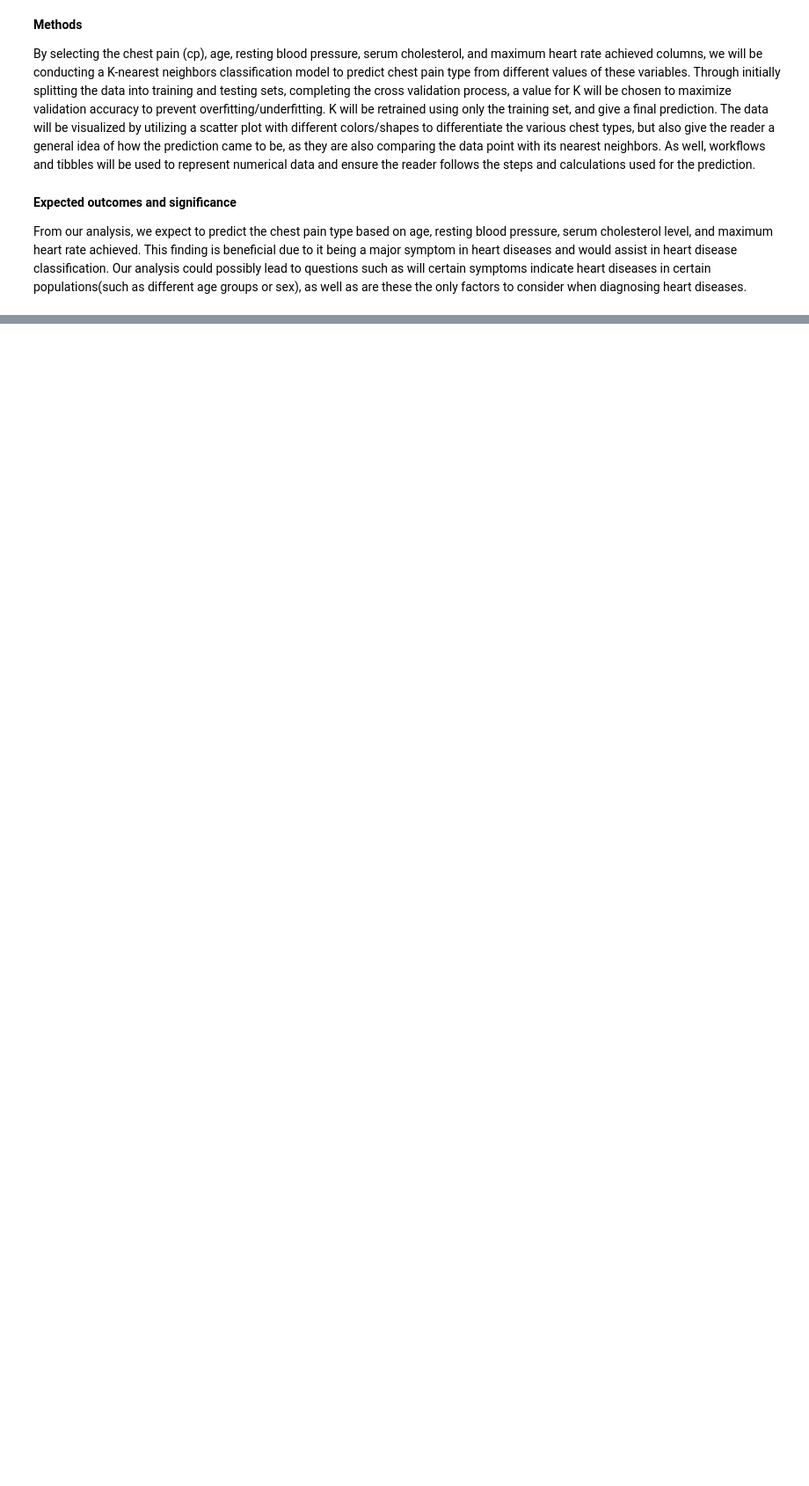
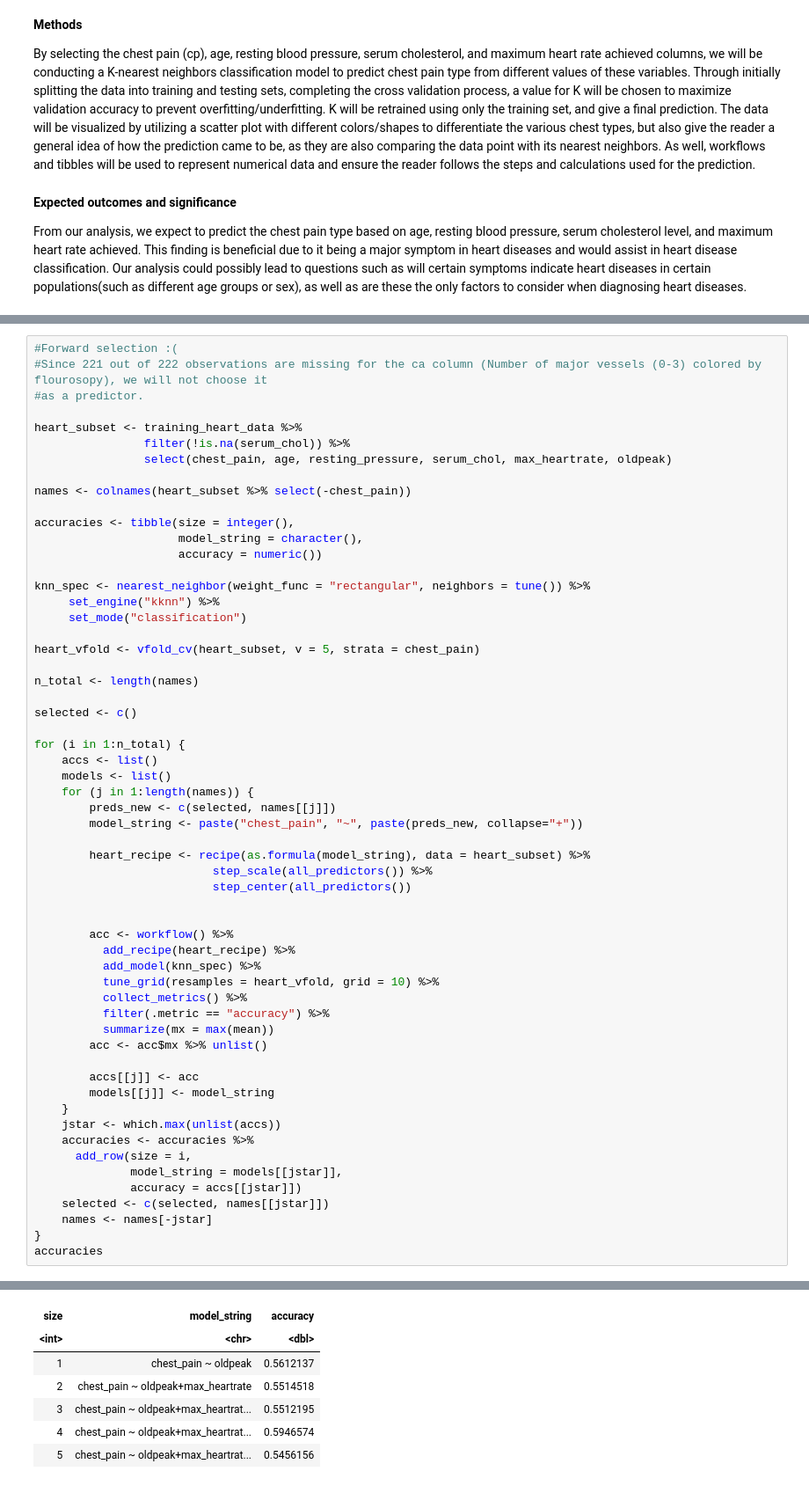
Before and after one commit to papercheesecake/DSCI100-group-project-18, a Jupyter notebook: proposal.ipynb, the cells around one changed output, grey strips where cells are left out. Shown at 88% size. Drawn from its saved outputs; the diff is of its cells as text; blank space fills up the shorter version.

```diff
--- a/proposal.ipynb
+++ b/proposal.ipynb
@@ -424,0 +731,59 @@ From our analysis, we expect to predict the chest pain type based on age, restin
+# %%
+#Forward selection :(
+#Since 221 out of 222 observations are missing for the ca column (Number of major vessels (0-3) colored by flourosopy), we will not choose it
+#as a predictor.
+
+heart_subset <- training_heart_data %>%
+                filter(!is.na(serum_chol)) %>%
+                select(chest_pain, age, resting_pressure, serum_chol, max_heartrate, oldpeak)
+
+names <- colnames(heart_subset %>% select(-chest_pain))
+
+accuracies <- tibble(size = integer(),
+                     model_string = character(),
+                     accuracy = numeric())
+
+knn_spec <- nearest_neighbor(weight_func = "rectangular", neighbors = tune()) %>%
+     set_engine("kknn") %>%
+     set_mode("classification")
+
+heart_vfold <- vfold_cv(heart_subset, v = 5, strata = chest_pain)
+
+n_total <- length(names)
+
+selected <- c()
+
+for (i in 1:n_total) {
+    accs <- list()
+    models <- list()
+    for (j in 1:length(names)) {
+        preds_new <- c(selected, names[[j]])
+        model_string <- paste("chest_pain", "~", paste(preds_new, collapse="+"))
+
+        heart_recipe <- recipe(as.formula(model_string), data = heart_subset) %>%
+                          step_scale(all_predictors()) %>%
+                          step_center(all_predictors())
+
+
+        acc <- workflow() %>%
+          add_recipe(heart_recipe) %>%
+          add_model(knn_spec) %>%
+          tune_grid(resamples = heart_vfold, grid = 10) %>%
+          collect_metrics() %>%
+          filter(.metric == "accuracy") %>%
+          summarize(mx = max(mean))
+        acc <- acc$mx %>% unlist()
+
+        accs[[j]] <- acc
+        models[[j]] <- model_string
+    }
+    jstar <- which.max(unlist(accs))
+    accuracies <- accuracies %>%
+      add_row(size = i,
+              model_string = models[[jstar]],
+              accuracy = accs[[jstar]])
+    selected <- c(selected, names[[jstar]])
+    names <- names[-jstar]
+}
+accuracies
+# %% [output]
@@ -424,0 +808,7 @@ From our analysis, we expect to predict the chest pain type based on age, restin
+| size | model_string | accuracy |
+| <int> | <chr> | <dbl> |
+| 1 | chest_pain ~ oldpeak | 0.5612137 |
+| 2 | chest_pain ~ oldpeak+max_heartrate | 0.5514518 |
+| 3 | chest_pain ~ oldpeak+max_heartrat... | 0.5512195 |
+| 4 | chest_pain ~ oldpeak+max_heartrat... | 0.5946574 |
+| 5 | chest_pain ~ oldpeak+max_heartrat... | 0.5456156 |
```
Also changed, not shown: parts of 6 cells of this notebook.
